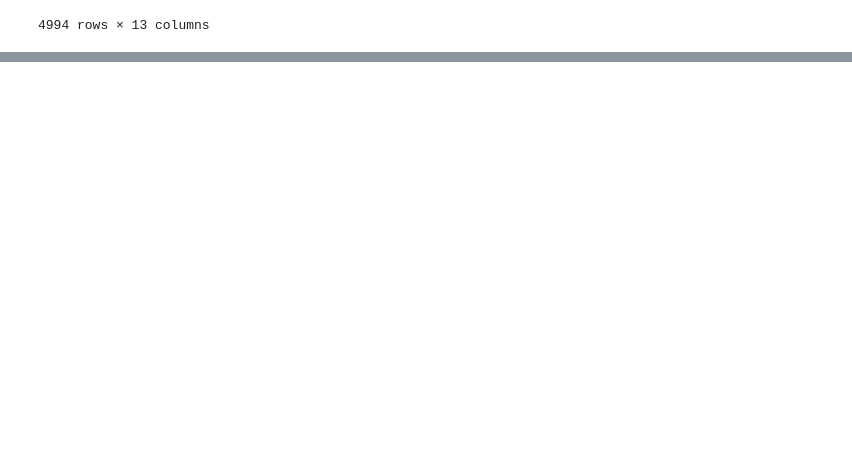
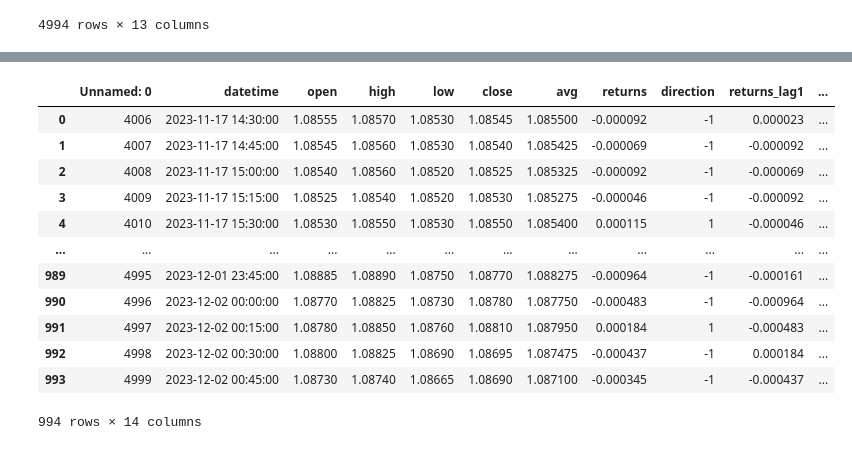
Before and after one commit to ed-roberts-github/trading_classifier, a Jupyter notebook: load_data.ipynb, the cells around one changed output, grey strips where cells are left out. Saved outputs shown, nothing was run; the diff lists cells and outputs as text; code cells hidden in the pictures; blank space fills up the shorter version.

```diff
--- a/load_data.ipynb
+++ b/load_data.ipynb
@@ -103,0 +126,16 @@ df
+# %%
+pd.read_csv('EURUSD_test.csv')
+# %% [output]
+|  | Unnamed: 0 | datetime | open | high | low | close | avg | returns | direction | returns_lag1 | ... |
+| 0 | 4006 | 2023-11-17 14:30:00 | 1.08555 | 1.08570 | 1.08530 | 1.08545 | 1.085500 | -0.000092 | -1 | 0.000023 | ... |
+| 1 | 4007 | 2023-11-17 14:45:00 | 1.08545 | 1.08560 | 1.08530 | 1.08540 | 1.085425 | -0.000069 | -1 | -0.000092 | ... |
+| 2 | 4008 | 2023-11-17 15:00:00 | 1.08540 | 1.08560 | 1.08520 | 1.08525 | 1.085325 | -0.000092 | -1 | -0.000069 | ... |
+| 3 | 4009 | 2023-11-17 15:15:00 | 1.08525 | 1.08540 | 1.08520 | 1.08530 | 1.085275 | -0.000046 | -1 | -0.000092 | ... |
+| 4 | 4010 | 2023-11-17 15:30:00 | 1.08530 | 1.08550 | 1.08530 | 1.08550 | 1.085400 | 0.000115 | 1 | -0.000046 | ... |
+| ... | ... | ... | ... | ... | ... | ... | ... | ... | ... | ... | ... |
+| 989 | 4995 | 2023-12-01 23:45:00 | 1.08885 | 1.08890 | 1.08750 | 1.08770 | 1.088275 | -0.000964 | -1 | -0.000161 | ... |
+| 990 | 4996 | 2023-12-02 00:00:00 | 1.08770 | 1.08825 | 1.08730 | 1.08780 | 1.087750 | -0.000483 | -1 | -0.000964 | ... |
+| 991 | 4997 | 2023-12-02 00:15:00 | 1.08780 | 1.08850 | 1.08760 | 1.08810 | 1.087950 | 0.000184 | 1 | -0.000483 | ... |
+| 992 | 4998 | 2023-12-02 00:30:00 | 1.08800 | 1.08825 | 1.08690 | 1.08695 | 1.087475 | -0.000437 | -1 | 0.000184 | ... |
+| 993 | 4999 | 2023-12-02 00:45:00 | 1.08730 | 1.08740 | 1.08665 | 1.08690 | 1.087100 | -0.000345 | -1 | -0.000437 | ... |
+994 rows × 14 columns
```
Also changed, not shown: parts of 2 cells of this notebook, 2 other files.
